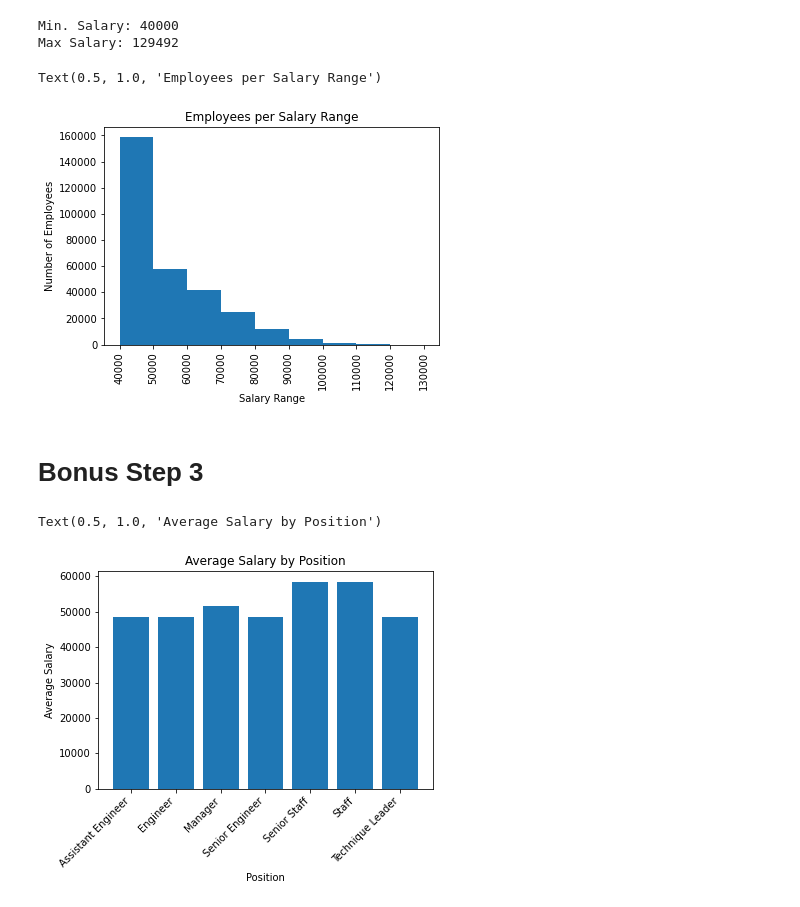
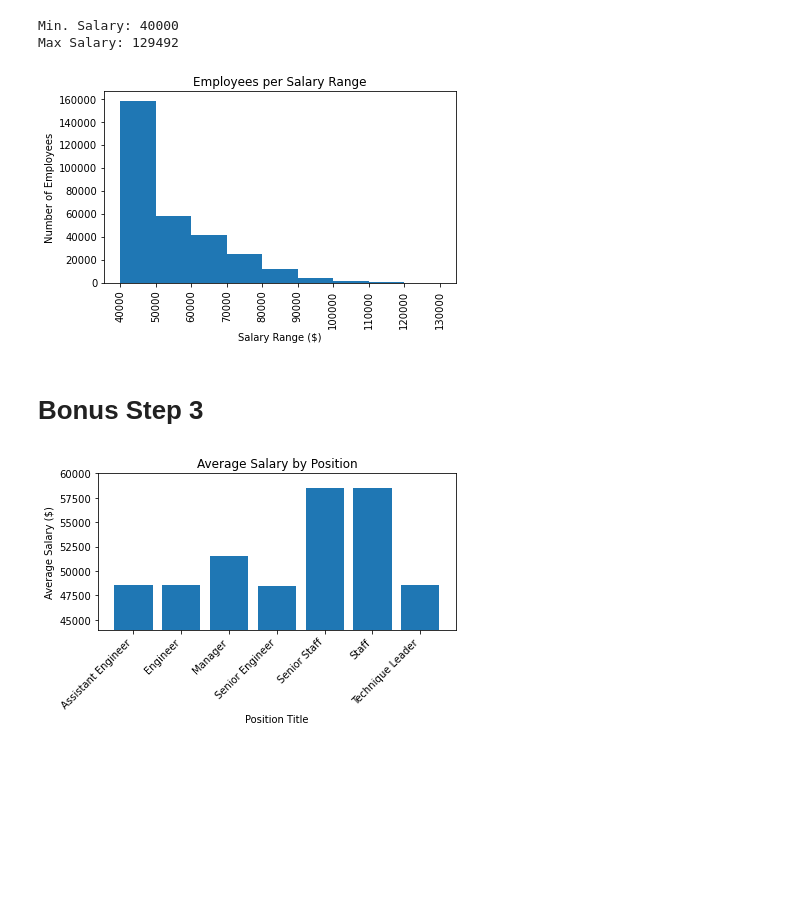
Before and after one commit to jacobdv/pewlett-hackard, a Jupyter notebook: pewlett-hackard-analysis.ipynb, the cells around one changed output. Drawn from its saved outputs; the diff is of its cells as text; code cells hidden in the pictures; blank space fills up the shorter version.

Commit message:
Added pngs for result graphs.

```diff
--- a/pewlett-hackard-analysis.ipynb
+++ b/pewlett-hackard-analysis.ipynb
@@ -38,13 +38,14 @@ salary_analysis = salary_analysis.reset_index()
 # %%
 # Histogram.
 plt.hist(salary_list,salary_bins)
 plt.xticks((40000,50000,60000,70000,80000,90000,100000,110000,120000,130000),rotation='vertical')
-plt.xlabel("Salary Range")
+plt.xlabel("Salary Range ($)")
 plt.ylabel("Number of Employees")
 plt.title("Employees per Salary Range")
+plt.tight_layout()
+plt.savefig("Employees_per_Salary_Range.png")
 # %% [output]
-Text(0.5, 1.0, 'Employees per Salary Range')
-[figure, old version]
+[figure, new version]
 # %% [markdown]
 # Bonus Step 3
 # %%
@@ -67,9 +68,11 @@ x = spd["Position"].tolist()
 y = spd["Salary"].tolist()
 plt.bar(x,y)
 plt.xticks(rotation='45',ha='right')
-plt.ylabel("Average Salary")
-plt.xlabel("Position")
+plt.ylabel("Average Salary ($)")
+plt.xlabel("Position Title")
+plt.ylim(44000,60000)
 plt.title("Average Salary by Position")
+plt.tight_layout()
+plt.savefig("Average_Salary_by_Position")
 # %% [output]
-Text(0.5, 1.0, 'Average Salary by Position')
-[figure, old version]
+[figure, new version]
```
Also changed, not shown: 2 other files.
